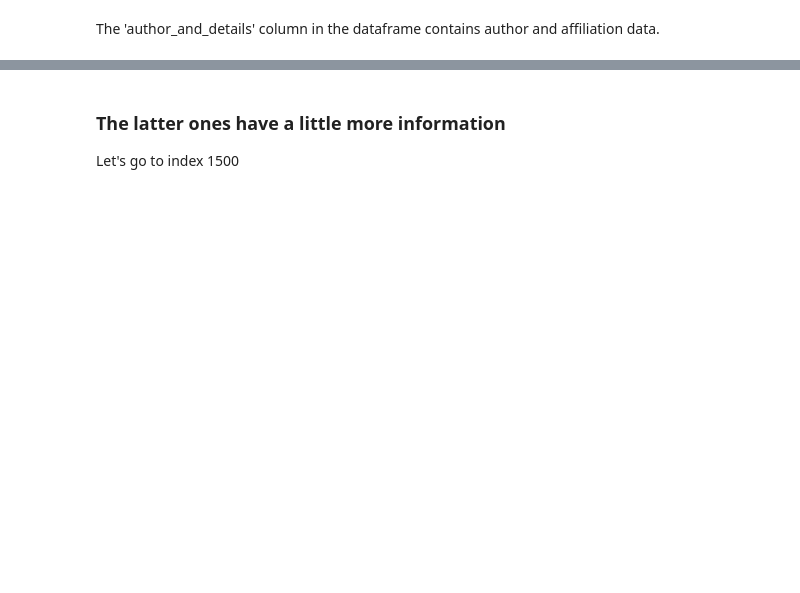
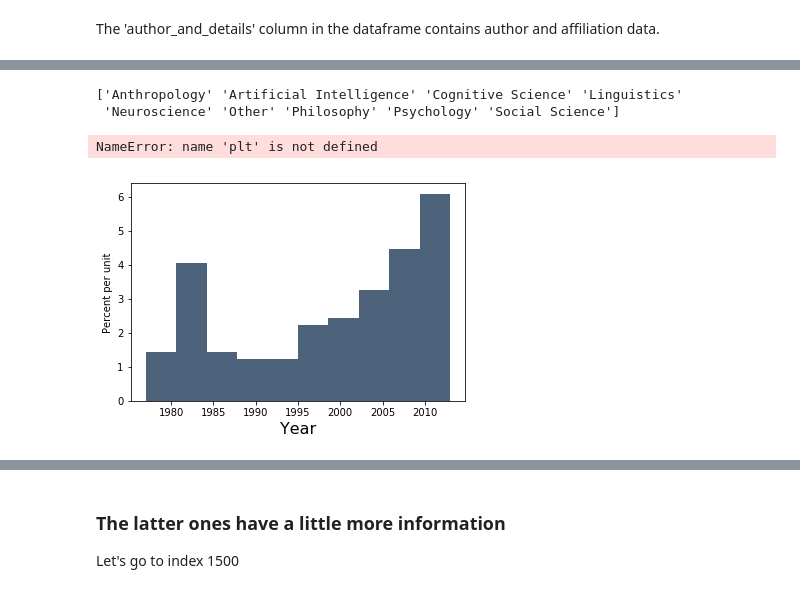
Before and after one commit to rdgao/WH2CogSci, a Jupyter notebook: parsing/parsing_JCogSci.ipynb, the cells around one changed output, grey strips where cells are left out. Saved outputs shown, nothing was run; the diff lists cells and outputs as text; code cells hidden in the pictures; blank space fills up the shorter version.

Commit message:
end week 2 basic data visualizations

```diff
--- a/parsing/parsing_JCogSci.ipynb
+++ b/parsing/parsing_JCogSci.ipynb
@@ -23,4 +25,5 @@ data_file = '../data/171022_cogsci_journal_unprocessed.csv'
 df_pd = pd.read_csv(data_file)
 
 df = Table.read_table(data_file)
-index_paperName = Table().with_columns(["Paper Index", df.column(0), "Article Name", df.column(1), "Old Type", df.column(9)])
+index_paperName = Table().with_columns(["Year",df.column(2),"Paper Index", df.column(0), "Article Name", df.column(1), "Old Type", df.column(9)])
+index_paperName
@@ -166,4 +163,4 @@ def consolidate_Type (oldType):
     return "null"
 # %%
 results = results.with_column("New Type", results.apply(consolidate_Type, "Old Type"))
-results = results.drop("Old Type")
+results = results.drop("Old Type").drop("Year_2").drop("Article Name_2")
@@ -172,3 +182,3 @@ results = results.drop("Old Type")
 # %%
-results2 = Table().with_columns(["Article Id",[], "Author", [], "Department/University", [], "Corresponding Author",[], "Article Name", [], "Type", []])
-#results2
+results2 = Table().with_columns(["Article Id",[], "Author", [], "Department/University", [], "Corresponding Author",[],"Year",[], "Article Name", [], "New Type", [],])
+results2
@@ -226,0 +264,24 @@ print(results2.where("aff", are.equal_to("Other")).num_rows)
+# %%
+keys = np.unique(results2['aff'])
+counts = np.zeros(len(keys))
+print(keys)
+for i,k in enumerate(keys):
+#     print(i)
+#     print(keys[i])
+#     print(k)
+    counts[i] = results2.where("aff", are.equal_to(k)).num_rows
+
+plt.figure(figsize=(10,10))
+plt.bar(range(len(counts)),counts)
+plt.xticks(range(len(counts)), keys, rotation=45);
+plt.ylim([0,500])
+# %% [output]
+['Anthropology' 'Artificial Intelligence' 'Cognitive Science' 'Linguistics'
+ 'Neuroscience' 'Other' 'Philosophy' 'Psychology' 'Social Science']
+NameError: name 'plt' is not defined
+# %%
+# Artificial Intelligence
+inter = results2.where("aff", are.equal_to("Artificial Intelligence"))
+inter.hist("Year")
+# %% [output]
+[figure, added]
```
Also changed, not shown: parts of 14 cells of this notebook, 1 other file.
